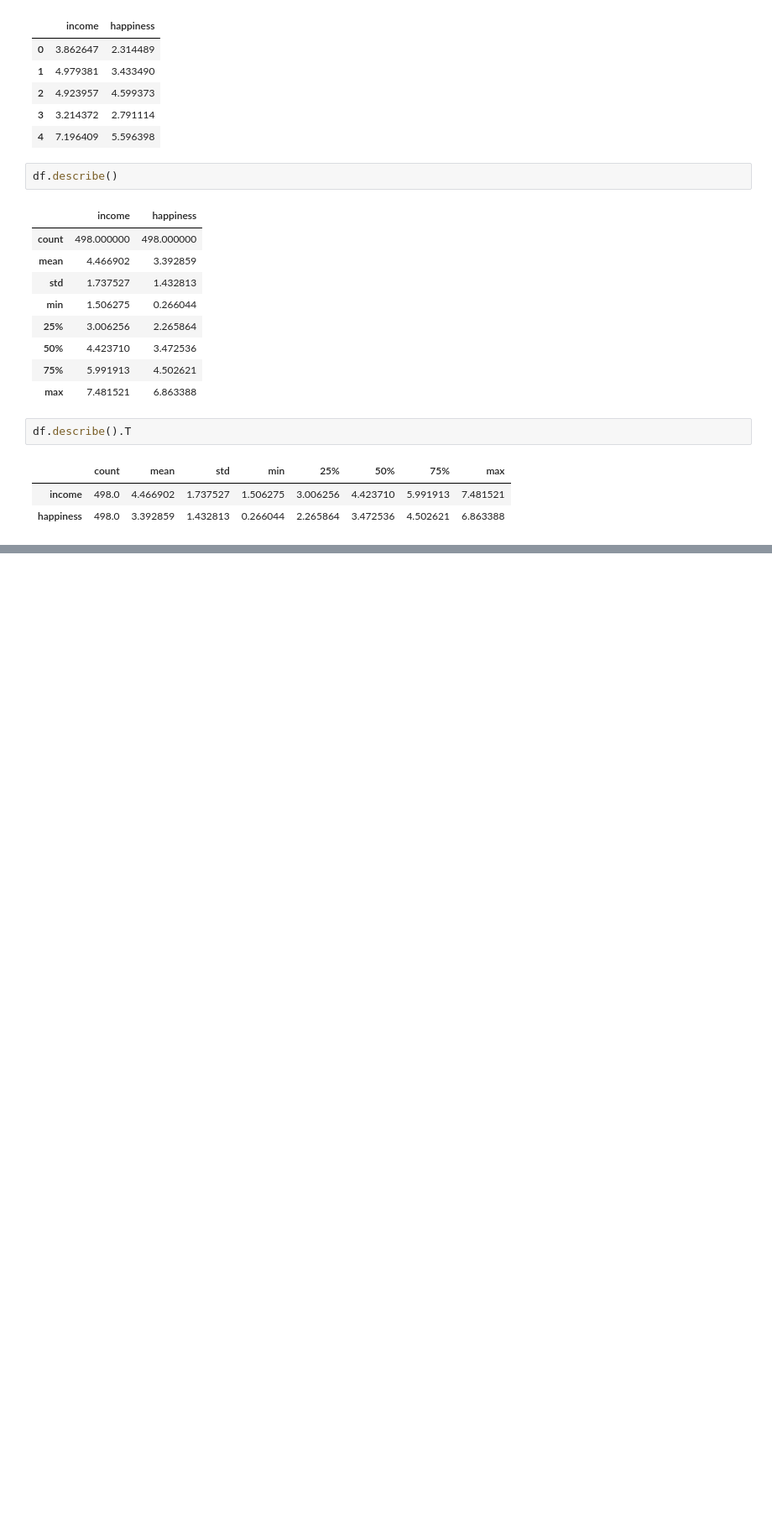
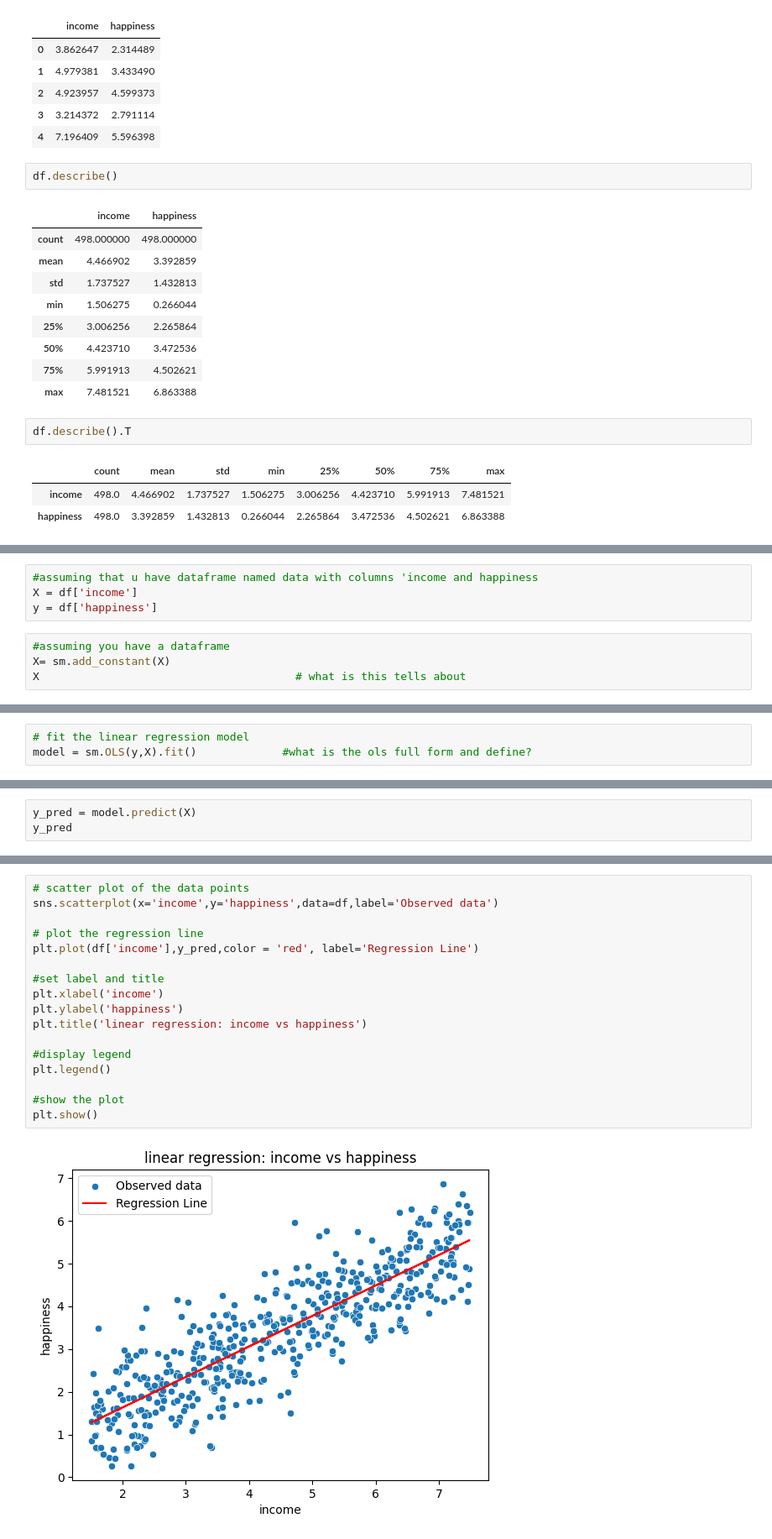
Before and after one commit to rakshume/Machine-Learning, a Jupyter notebook: Linear Regression/Linear Regression.ipynb, the cells around one changed output, grey strips where cells are left out. Shown at 84% size. Saved outputs shown, nothing was run; the diff lists cells and outputs as text; blank space fills up the shorter version.

```diff
--- a/Linear Regression/Linear Regression.ipynb
+++ b/Linear Regression/Linear Regression.ipynb
@@ -102,0 +111,8 @@ happiness
+# %%
+#assuming that u have dataframe named data with columns 'income and happiness
+X = df['income']
+y = df['happiness']
+# %%
+#assuming you have a dataframe
+X= sm.add_constant(X)
+X                                       # what is this tells about
@@ -102,0 +133,3 @@ happiness
+# %%
+# fit the linear regression model
+model = sm.OLS(y,X).fit()             #what is the ols full form and define?
@@ -102,0 +166,3 @@ happiness
+# %%
+y_pred = model.predict(X)
+y_pred
@@ -102,0 +182,19 @@ happiness
+# %%
+# scatter plot of the data points
+sns.scatterplot(x='income',y='happiness',data=df,label='Observed data')
+
+# plot the regression line
+plt.plot(df['income'],y_pred,color = 'red', label='Regression Line')
+
+#set label and title
+plt.xlabel('income')
+plt.ylabel('happiness')
+plt.title('linear regression: income vs happiness')
+
+#display legend
+plt.legend()
+
+#show the plot
+plt.show()
+# %% [output]
+[figure, added]
```
Also changed, not shown: parts of 15 cells of this notebook, 2 other files.
